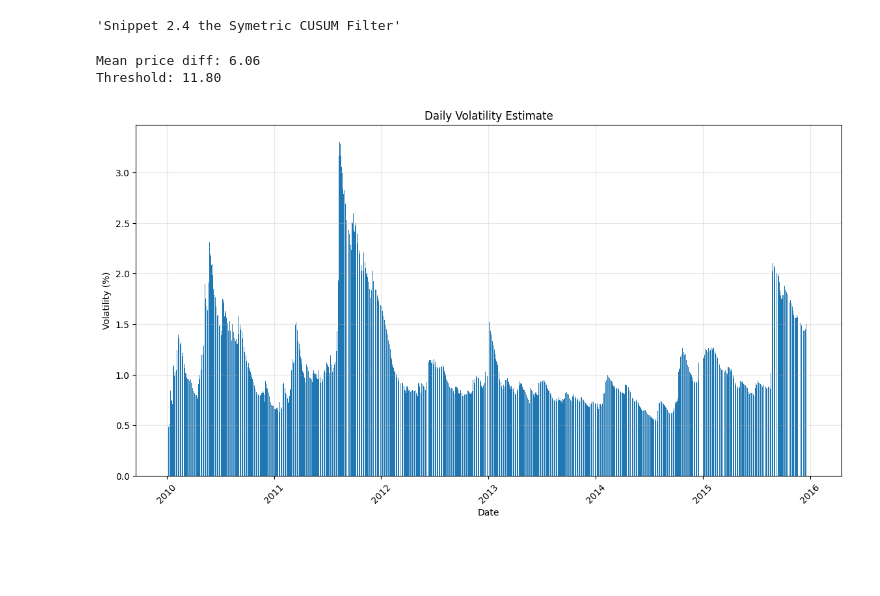
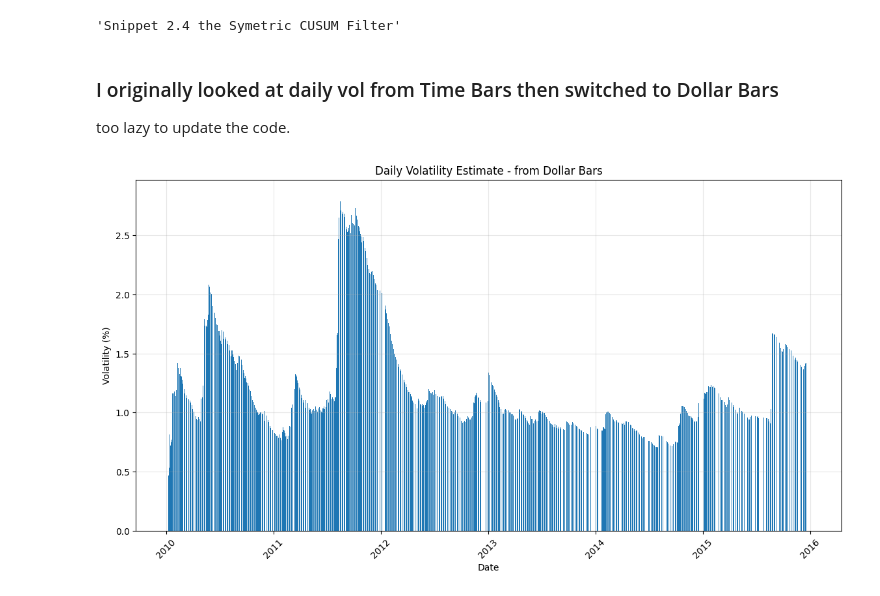
Before and after one commit to McSavage/MLFinLab, a Jupyter notebook: notebooks/FIN221_HW3_SP.ipynb, the cells around one changed output. Cells and saved outputs as stored; diff of their text form; code cells hidden in the pictures; blank space fills up the shorter version.

```diff
--- a/notebooks/FIN221_HW3_SP.ipynb
+++ b/notebooks/FIN221_HW3_SP.ipynb
@@ -146,7 +158,7 @@ Threshold $20M: 191 bars
 #DOLLAR BARS Using MLFinLab
 
 dollar_bars = standard_data_structures.get_dollar_bars(
-    sp_processed, threshold=1000000, batch_size=1000000, verbose=False
+    sp_processed, threshold=2000000, batch_size=1000000, verbose=False
 )
 
 print(f"Dollar bars shape: {dollar_bars.shape}")
@@ -253,23 +269,20 @@ def get_t_events(price, h):
             s_pos = 0.0
             t_events.append(t)
     return pd.DatetimeIndex(t_events)
+# %% [markdown]
+### I originally looked at daily vol from Time Bars then switched to Dollar Bars
+too lazy to update the code.
 # %%
 dv = get_daily_vol(dollar_bars['close'], span=100)
 dv_dollar = dv
-# %%
-print(f"Mean price diff: {dollar_bars['close'].diff().abs().mean():.2f}")
-print(f"Threshold: {(dv_dollar*1000).mean():.2f}")
-# %% [output]
-Mean price diff: 6.06
-Threshold: 11.80
 # %%
 fig, ax = plt.subplots(figsize=(14, 7))
 ax.bar(dv.index, dv * 100, width=1)
-plt.title('Daily Volatility Estimate')
+plt.title('Daily Volatility Estimate - from Dollar Bars')
 plt.xlabel('Date')
 plt.ylabel('Volatility (%)')
 plt.grid(True, alpha=0.3)
 plt.xticks(rotation=45)
 plt.show()
 # %% [output]
-[figure, old version]
+[figure, new version]
```
Also changed, not shown: parts of 28 cells of this notebook.
